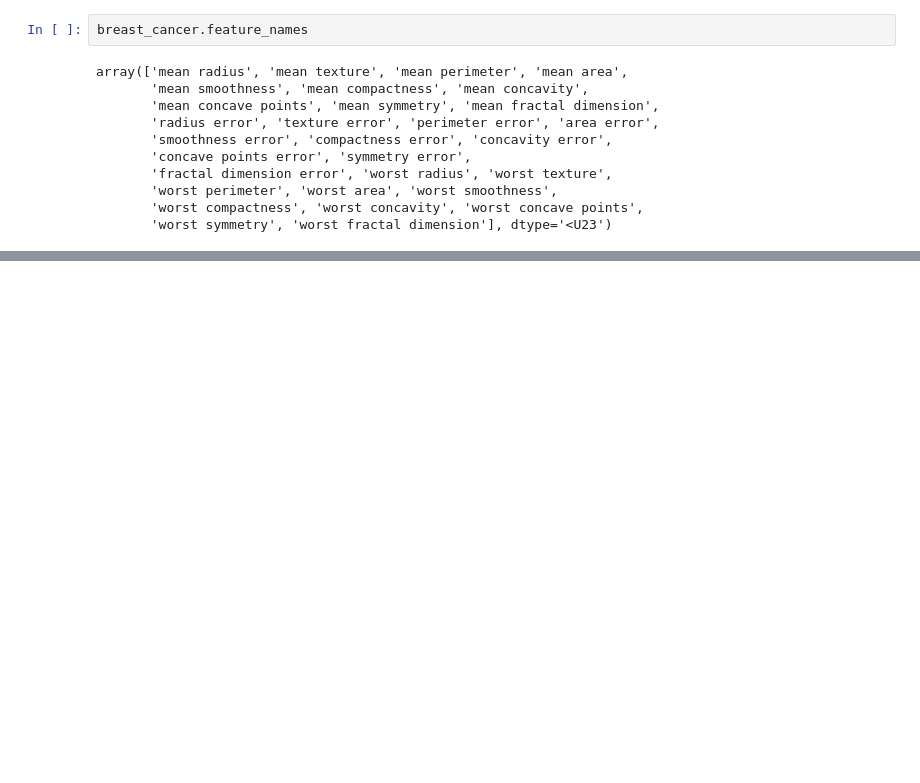
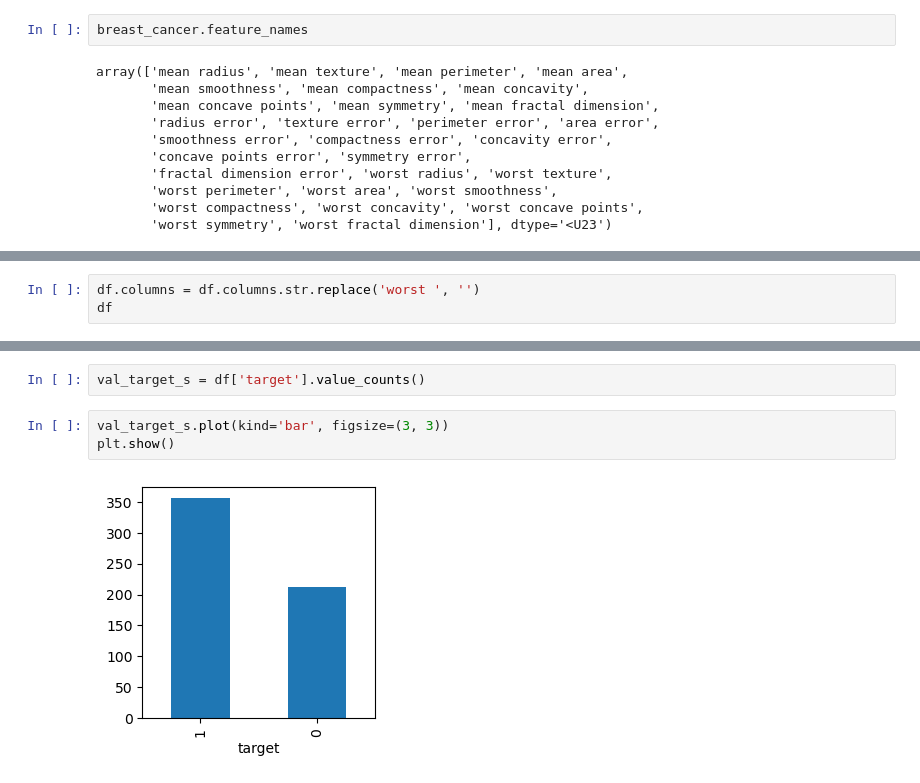
Before and after one commit to shahramsamar/ML-AI, a Jupyter notebook: ML/Breast Cancer Data Set-6/breast-cancer.ipynb, the cells around one changed output, grey strips where cells are left out. Saved outputs shown, nothing was run; the diff lists cells and outputs as text; blank space fills up the shorter version.

```diff
--- a/ML/Breast Cancer Data Set-6/breast-cancer.ipynb
+++ b/ML/Breast Cancer Data Set-6/breast-cancer.ipynb
@@ -54,0 +121,3 @@ df
+# %%
+df.columns = df.columns.str.replace('worst ', '')
+df
@@ -54,0 +138,7 @@ df
+# %%
+val_target_s = df['target'].value_counts()
+# %%
+val_target_s.plot(kind='bar', figsize=(3, 3))
+plt.show()
+# %% [output]
+[figure, added]
```
Also changed, not shown: parts of 9 cells of this notebook.
